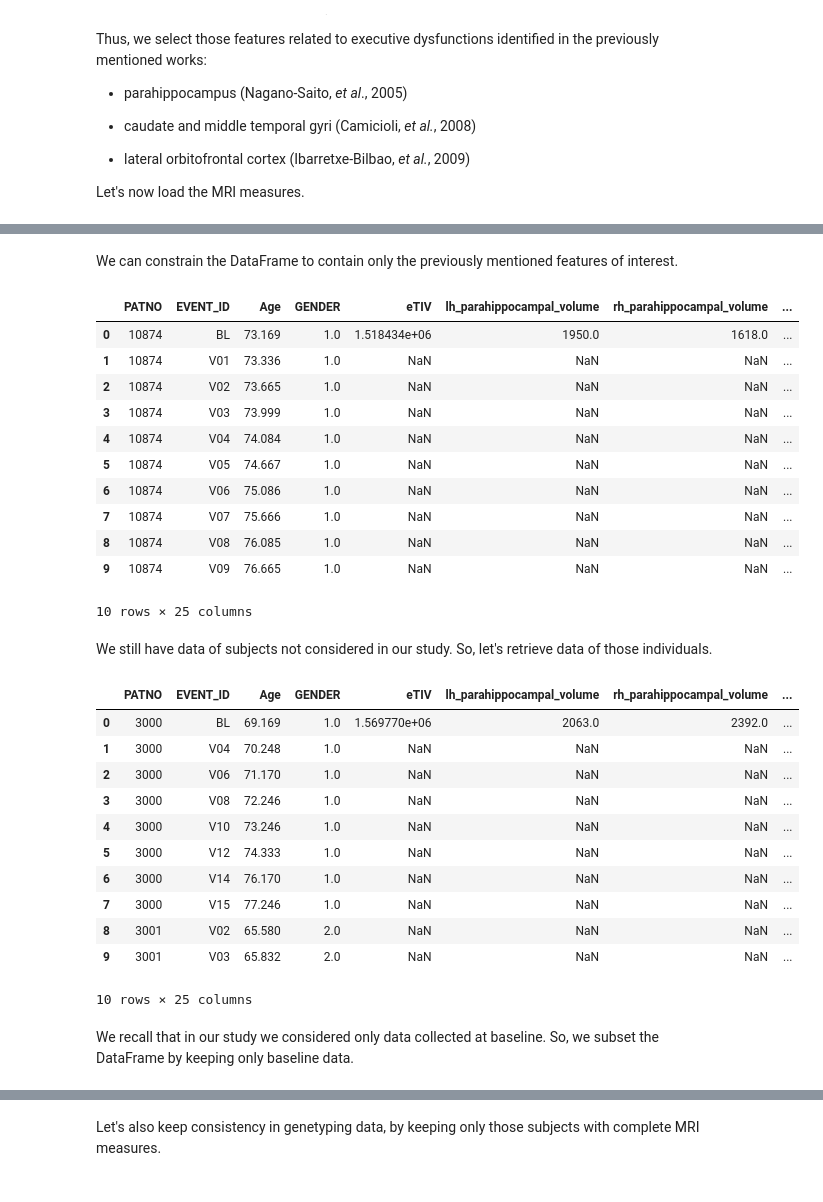
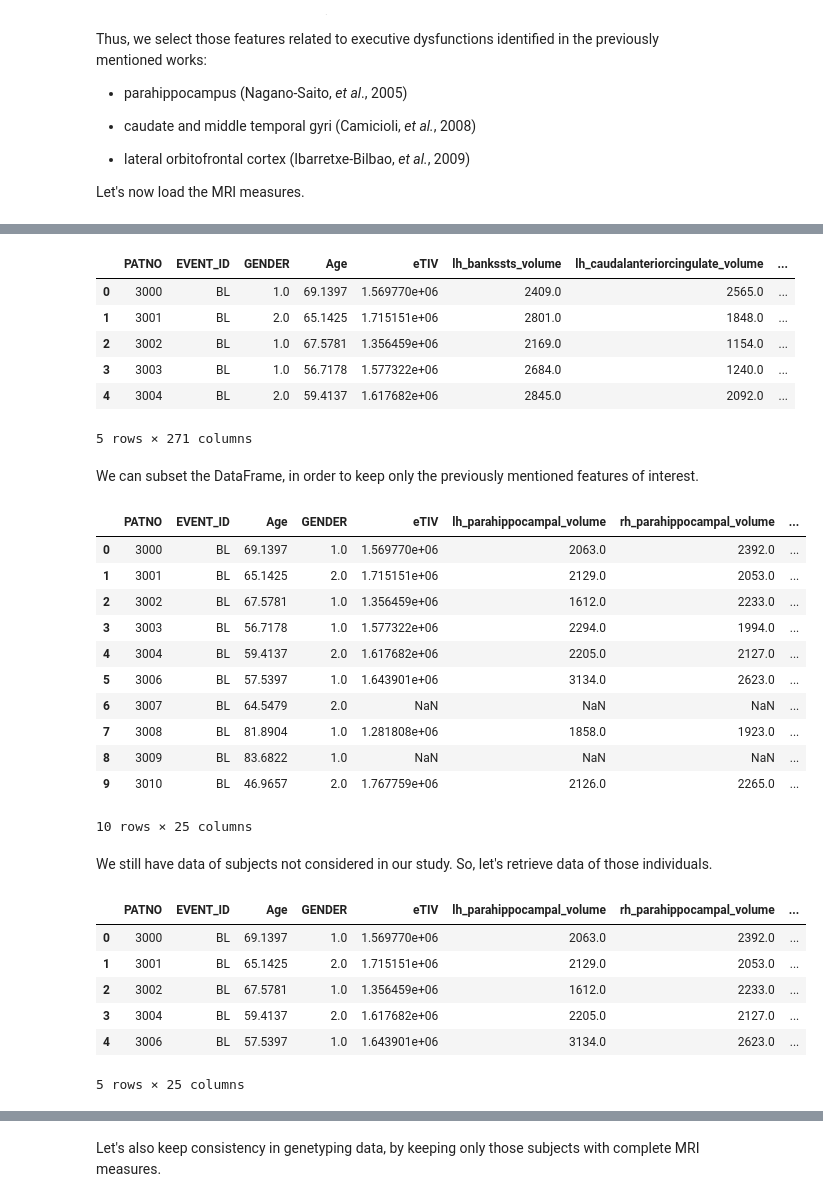
Before and after one commit to InfOmics/MUVIG, a Jupyter notebook: src/1-Preprocessing/4-mri_preprocessing.ipynb, the cells around one changed output, grey strips where cells are left out. Saved outputs shown, nothing was run; the diff lists cells and outputs as text; code cells hidden in the pictures.

```diff
--- a/src/1-Preprocessing/4-mri_preprocessing.ipynb
+++ b/src/1-Preprocessing/4-mri_preprocessing.ipynb
@@ -27,3 +25,6 @@ mri_dir = "../../data/imaging/MRI/"
+# %%
+patient_data_path = "../../data/patient_data/"
+genotyping_path = "../../data/genotyping/"
 # %% [markdown]
 ## Selecting MRI features
 # %% [markdown]
@@ -59,5 +44,24 @@ mri.head(n=10)
+# %%
+ppmi_baseline_data = pd.read_csv(os.path.join(patient_data_path, "PPMI-baseline_data.csv"))
+mri = ppmi_baseline_data.iloc[:,760:1027]
+mri["PATNO"] = ppmi_baseline_data.PATNO.tolist()
+mri["EVENT_ID"] = ppmi_baseline_data.EVENT_ID.tolist()
+mri["GENDER"] = ppmi_baseline_data.GENDER.tolist()
+mri["Age"] = ppmi_baseline_data.age
+cols = mri.columns.tolist()
+cols = [cols[-4], cols[-3], cols[-2], cols[-1]] + cols[:-4]
+mri = mri[cols]
+mri.head()
+# %% [output]
+|  | PATNO | EVENT_ID | GENDER | Age | eTIV | lh_bankssts_volume | lh_caudalanteriorcingulate_volume | ... |
+| 0 | 3000 | BL | 1.0 | 69.1397 | 1.569770e+06 | 2409.0 | 2565.0 | ... |
+| 1 | 3001 | BL | 2.0 | 65.1425 | 1.715151e+06 | 2801.0 | 1848.0 | ... |
+| 2 | 3002 | BL | 1.0 | 67.5781 | 1.356459e+06 | 2169.0 | 1154.0 | ... |
+| 3 | 3003 | BL | 1.0 | 56.7178 | 1.577322e+06 | 2684.0 | 1240.0 | ... |
+| 4 | 3004 | BL | 2.0 | 59.4137 | 1.617682e+06 | 2845.0 | 2092.0 | ... |
+5 rows × 271 columns
 # %% [markdown]
-We can constrain the DataFrame to contain only the previously mentioned features of interest.
+We can subset the DataFrame, in order to keep only the previously mentioned features of interest.
 # %%
 # features of interest
 foi = [
@@ -92,37 +96,34 @@ mri_foi = mri.loc[:, foi]
 mri_foi.head(n=10)
 # %% [output]
 |  | PATNO | EVENT_ID | Age | GENDER | eTIV | lh_parahippocampal_volume | rh_parahippocampal_volume | ... |
-| 0 | 10874 | BL | 73.169 | 1.0 | 1.518434e+06 | 1950.0 | 1618.0 | ... |
-| 1 | 10874 | V01 | 73.336 | 1.0 | NaN | NaN | NaN | ... |
-| 2 | 10874 | V02 | 73.665 | 1.0 | NaN | NaN | NaN | ... |
-| 3 | 10874 | V03 | 73.999 | 1.0 | NaN | NaN | NaN | ... |
-| 4 | 10874 | V04 | 74.084 | 1.0 | NaN | NaN | NaN | ... |
-| 5 | 10874 | V05 | 74.667 | 1.0 | NaN | NaN | NaN | ... |
-| 6 | 10874 | V06 | 75.086 | 1.0 | NaN | NaN | NaN | ... |
-| 7 | 10874 | V07 | 75.666 | 1.0 | NaN | NaN | NaN | ... |
-| 8 | 10874 | V08 | 76.085 | 1.0 | NaN | NaN | NaN | ... |
-| 9 | 10874 | V09 | 76.665 | 1.0 | NaN | NaN | NaN | ... |
+| 0 | 3000 | BL | 69.1397 | 1.0 | 1.569770e+06 | 2063.0 | 2392.0 | ... |
+| 1 | 3001 | BL | 65.1425 | 2.0 | 1.715151e+06 | 2129.0 | 2053.0 | ... |
+| 2 | 3002 | BL | 67.5781 | 1.0 | 1.356459e+06 | 1612.0 | 2233.0 | ... |
+| 3 | 3003 | BL | 56.7178 | 1.0 | 1.577322e+06 | 2294.0 | 1994.0 | ... |
+| 4 | 3004 | BL | 59.4137 | 2.0 | 1.617682e+06 | 2205.0 | 2127.0 | ... |
+| 5 | 3006 | BL | 57.5397 | 1.0 | 1.643901e+06 | 3134.0 | 2623.0 | ... |
+| 6 | 3007 | BL | 64.5479 | 2.0 | NaN | NaN | NaN | ... |
+| 7 | 3008 | BL | 81.8904 | 1.0 | 1.281808e+06 | 1858.0 | 1923.0 | ... |
+| 8 | 3009 | BL | 83.6822 | 1.0 | NaN | NaN | NaN | ... |
+| 9 | 3010 | BL | 46.9657 | 2.0 | 1.767759e+06 | 2126.0 | 2265.0 | ... |
 10 rows × 25 columns
 # %% [markdown]
 We still have data of subjects not considered in our study. So, let's retrieve data of those individuals.
 # %%
-eu_pats_noswedd = pd.read_csv("../../data/genotyping/PPMI_eu_noswedd_ds.fam", header=None, sep=" ")
+ppmi_ceu_fam = pd.read_csv(
+    os.path.join(genotyping_path, "PPMI_merge_ceu_ds.fam"),
+    sep="\s+",
+    header=None
+)
 
-mri_foi_eu_noswedd = mri_foi[mri_foi["PATNO"].isin(eu_pats_noswedd.iloc[:,1].tolist())]
-mri_foi_eu_noswedd = mri_foi_eu_noswedd.sort_values(["PATNO"]).reset_index(drop=True)
-mri_foi_eu_noswedd.head(n=10)
+mri_foi_ceu = mri_foi[mri_foi.PATNO.isin(ppmi_ceu_fam.iloc[:,1].tolist())]
+mri_foi_ceu = mri_foi_ceu.sort_values("PATNO").reset_index(drop=True)
+mri_foi_ceu.head()
 # %% [output]
 |  | PATNO | EVENT_ID | Age | GENDER | eTIV | lh_parahippocampal_volume | rh_parahippocampal_volume | ... |
-| 0 | 3000 | BL | 69.169 | 1.0 | 1.569770e+06 | 2063.0 | 2392.0 | ... |
-| 1 | 3000 | V04 | 70.248 | 1.0 | NaN | NaN | NaN | ... |
-| 2 | 3000 | V06 | 71.170 | 1.0 | NaN | NaN | NaN | ... |
-| 3 | 3000 | V08 | 72.246 | 1.0 | NaN | NaN | NaN | ... |
-| 4 | 3000 | V10 | 73.246 | 1.0 | NaN | NaN | NaN | ... |
-| 5 | 3000 | V12 | 74.333 | 1.0 | NaN | NaN | NaN | ... |
-| 6 | 3000 | V14 | 76.170 | 1.0 | NaN | NaN | NaN | ... |
-| 7 | 3000 | V15 | 77.246 | 1.0 | NaN | NaN | NaN | ... |
-| 8 | 3001 | V02 | 65.580 | 2.0 | NaN | NaN | NaN | ... |
-| 9 | 3001 | V03 | 65.832 | 2.0 | NaN | NaN | NaN | ... |
+| 0 | 3000 | BL | 69.1397 | 1.0 | 1.569770e+06 | 2063.0 | 2392.0 | ... |
+| 1 | 3001 | BL | 65.1425 | 2.0 | 1.715151e+06 | 2129.0 | 2053.0 | ... |
+| 2 | 3002 | BL | 67.5781 | 1.0 | 1.356459e+06 | 1612.0 | 2233.0 | ... |
+| 3 | 3004 | BL | 59.4137 | 2.0 | 1.617682e+06 | 2205.0 | 2127.0 | ... |
+| 4 | 3006 | BL | 57.5397 | 1.0 | 1.643901e+06 | 3134.0 | 2623.0 | ... |
-10 rows × 25 columns
+5 rows × 25 columns
-# %% [markdown]
-We recall that in our study we considered only data collected at baseline. So, we subset the DataFrame by keeping only baseline data.
```
Also changed, not shown: parts of 40 cells of this notebook.
